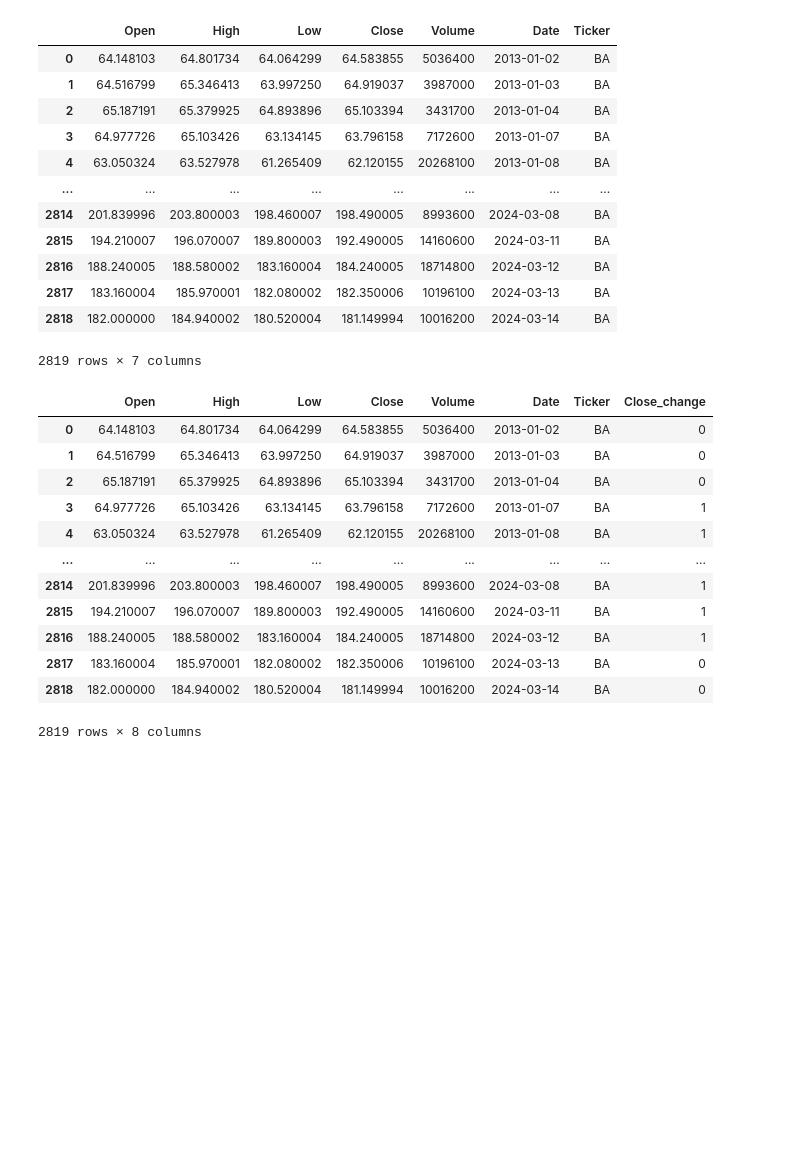
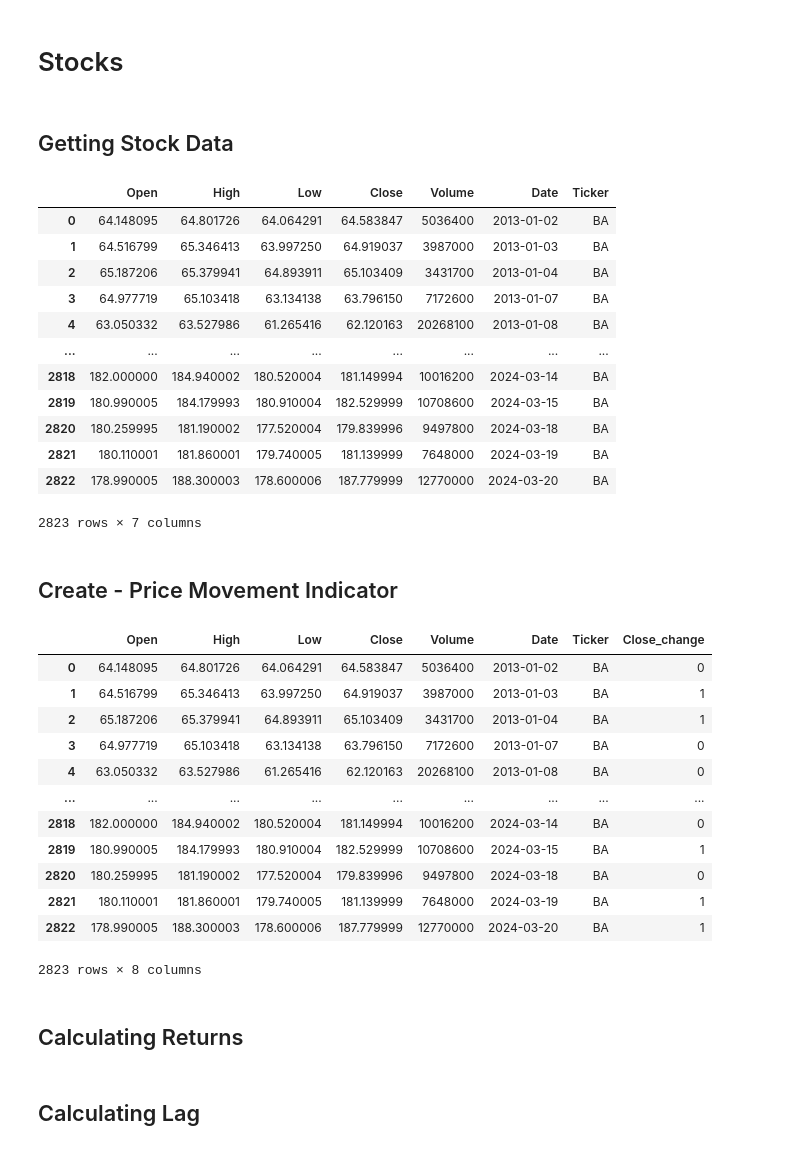
Before and after one commit to espin086/NewsWaveMetrics, a Jupyter notebook: feature_engineering.ipynb, the cells around one changed output. Cells and saved outputs as stored; diff of their text form; code cells hidden in the pictures; blank space fills up the shorter version.

```diff
--- a/feature_engineering.ipynb
+++ b/feature_engineering.ipynb
@@ -3 +8,5 @@ import get_stock_data
+# %% [markdown]
+# Stocks
+# %% [markdown]
+## Getting Stock Data
 # %%
@@ -10,37 +20,43 @@ VARS_TO_LAG=['Open', 'High', 'Low', 'Close', 'Volume']
 NUM_OF_LAGS=30
 # %%
 df = get_stock_data.get_daily_stock_data(TICKER, START_DATE, END_DATE)
+df_original = df.copy()
 df
 # %% [output]
 |  | Open | High | Low | Close | Volume | Date | Ticker |
-| 0 | 64.148103 | 64.801734 | 64.064299 | 64.583855 | 5036400 | 2013-01-02 | BA |
+| 0 | 64.148095 | 64.801726 | 64.064291 | 64.583847 | 5036400 | 2013-01-02 | BA |
 | 1 | 64.516799 | 65.346413 | 63.997250 | 64.919037 | 3987000 | 2013-01-03 | BA |
-| 2 | 65.187191 | 65.379925 | 64.893896 | 65.103394 | 3431700 | 2013-01-04 | BA |
-| 3 | 64.977726 | 65.103426 | 63.134145 | 63.796158 | 7172600 | 2013-01-07 | BA |
-| 4 | 63.050324 | 63.527978 | 61.265409 | 62.120155 | 20268100 | 2013-01-08 | BA |
+| 2 | 65.187206 | 65.379941 | 64.893911 | 65.103409 | 3431700 | 2013-01-04 | BA |
+| 3 | 64.977719 | 65.103418 | 63.134138 | 63.796150 | 7172600 | 2013-01-07 | BA |
+| 4 | 63.050332 | 63.527986 | 61.265416 | 62.120163 | 20268100 | 2013-01-08 | BA |
 | ... | ... | ... | ... | ... | ... | ... | ... |
-| 2814 | 201.839996 | 203.800003 | 198.460007 | 198.490005 | 8993600 | 2024-03-08 | BA |
-| 2815 | 194.210007 | 196.070007 | 189.800003 | 192.490005 | 14160600 | 2024-03-11 | BA |
-| 2816 | 188.240005 | 188.580002 | 183.160004 | 184.240005 | 18714800 | 2024-03-12 | BA |
-| 2817 | 183.160004 | 185.970001 | 182.080002 | 182.350006 | 10196100 | 2024-03-13 | BA |
 | 2818 | 182.000000 | 184.940002 | 180.520004 | 181.149994 | 10016200 | 2024-03-14 | BA |
+| 2819 | 180.990005 | 184.179993 | 180.910004 | 182.529999 | 10708600 | 2024-03-15 | BA |
+| 2820 | 180.259995 | 181.190002 | 177.520004 | 179.839996 | 9497800 | 2024-03-18 | BA |
+| 2821 | 180.110001 | 181.860001 | 179.740005 | 181.139999 | 7648000 | 2024-03-19 | BA |
+| 2822 | 178.990005 | 188.300003 | 178.600006 | 187.779999 | 12770000 | 2024-03-20 | BA |
-2819 rows × 7 columns
+2823 rows × 7 columns
+# %% [markdown]
+## Create - Price Movement Indicator
 # %%
 
-df[f'{Y_VAR[0]}_change'] = df[f'{var}'].diff().apply(lambda x: 1 if x > 0 else 0)
+
+df[f'{Y_VAR[0]}_change'] = df[f'{Y_VAR[0]}'].diff().apply(lambda x: 1 if x > 0 else 0)
 
 df
 # %% [output]
 |  | Open | High | Low | Close | Volume | Date | Ticker | Close_change |
-| 0 | 64.148103 | 64.801734 | 64.064299 | 64.583855 | 5036400 | 2013-01-02 | BA | 0 |
-| 1 | 64.516799 | 65.346413 | 63.997250 | 64.919037 | 3987000 | 2013-01-03 | BA | 0 |
-| 2 | 65.187191 | 65.379925 | 64.893896 | 65.103394 | 3431700 | 2013-01-04 | BA | 0 |
-| 3 | 64.977726 | 65.103426 | 63.134145 | 63.796158 | 7172600 | 2013-01-07 | BA | 1 |
-| 4 | 63.050324 | 63.527978 | 61.265409 | 62.120155 | 20268100 | 2013-01-08 | BA | 1 |
+| 0 | 64.148095 | 64.801726 | 64.064291 | 64.583847 | 5036400 | 2013-01-02 | BA | 0 |
+| 1 | 64.516799 | 65.346413 | 63.997250 | 64.919037 | 3987000 | 2013-01-03 | BA | 1 |
+| 2 | 65.187206 | 65.379941 | 64.893911 | 65.103409 | 3431700 | 2013-01-04 | BA | 1 |
+| 3 | 64.977719 | 65.103418 | 63.134138 | 63.796150 | 7172600 | 2013-01-07 | BA | 0 |
+| 4 | 63.050332 | 63.527986 | 61.265416 | 62.120163 | 20268100 | 2013-01-08 | BA | 0 |
 | ... | ... | ... | ... | ... | ... | ... | ... | ... |
-| 2814 | 201.839996 | 203.800003 | 198.460007 | 198.490005 | 8993600 | 2024-03-08 | BA | 1 |
-| 2815 | 194.210007 | 196.070007 | 189.800003 | 192.490005 | 14160600 | 2024-03-11 | BA | 1 |
-| 2816 | 188.240005 | 188.580002 | 183.160004 | 184.240005 | 18714800 | 2024-03-12 | BA | 1 |
-| 2817 | 183.160004 | 185.970001 | 182.080002 | 182.350006 | 10196100 | 2024-03-13 | BA | 0 |
 | 2818 | 182.000000 | 184.940002 | 180.520004 | 181.149994 | 10016200 | 2024-03-14 | BA | 0 |
+| 2819 | 180.990005 | 184.179993 | 180.910004 | 182.529999 | 10708600 | 2024-03-15 | BA | 1 |
+| 2820 | 180.259995 | 181.190002 | 177.520004 | 179.839996 | 9497800 | 2024-03-18 | BA | 0 |
+| 2821 | 180.110001 | 181.860001 | 179.740005 | 181.139999 | 7648000 | 2024-03-19 | BA | 1 |
+| 2822 | 178.990005 | 188.300003 | 178.600006 | 187.779999 | 12770000 | 2024-03-20 | BA | 1 |
-2819 rows × 8 columns
+2823 rows × 8 columns
+# %% [markdown]
+## Calculating Returns
@@ -47,3 +66,5 @@ df
+# %% [markdown]
+## Calculating Lag
 # %%
 
 for lag in range(1, NUM_OF_LAGS + 1):
```
Also changed, not shown: parts of 28 cells of this notebook, 3 other files.
